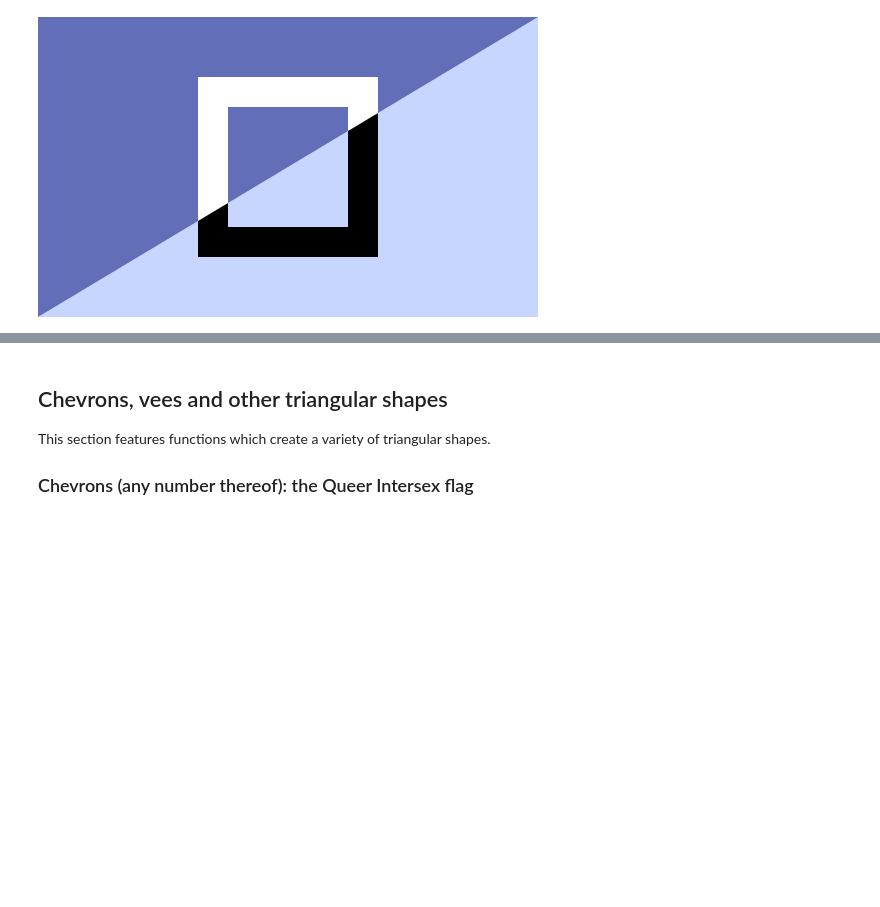
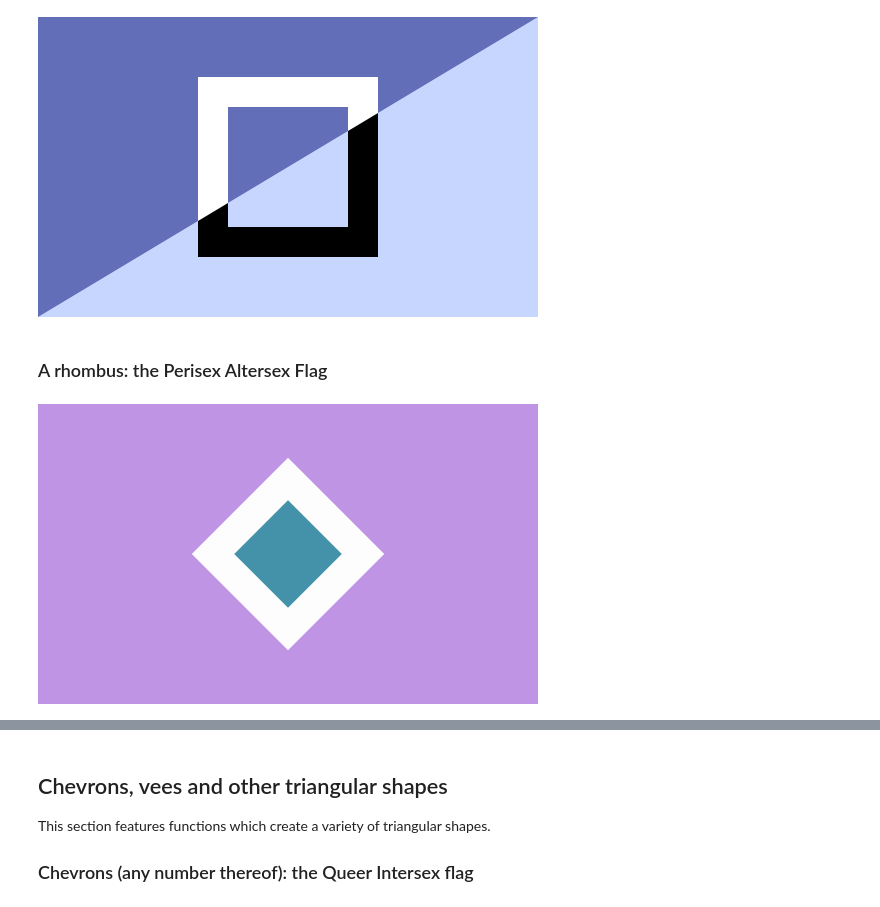
Before and after one commit to intervexual/drawpride, a Jupyter notebook: examples.ipynb, the cells around one changed output, grey strips where cells are left out. Saved outputs shown, nothing was run; the diff lists cells and outputs as text; code cells hidden in the pictures; blank space fills up the shorter version.

```diff
--- a/examples.ipynb
+++ b/examples.ipynb
@@ -122,3 +139,14 @@ draw_diagonal_cut_square(d, 'white')
 filelocations = save_flag(d, 'endosex', outdir, show_image=True)
 # %% [output]
 [figure]
+# %% [markdown]
+### A rhombus: the Perisex Altersex Flag
+# %%
+# example of rhombus: this perisex flag
+# from https://www.tumblr.com/varsex-pride/754939589018451968?source=share
+d = draw.Drawing(500, 300)
+draw_horiz_bars(d, ['#bf94e4'])
+draw_rhombus(d, '#4492a9', '#fefdfd')
+filelocations = save_flag(d, 'perisex_altersex', outdir, show_image=True)
+# %% [output]
+[figure, added]
```
Also changed, not shown: parts of 25 cells of this notebook, 45 other files.
